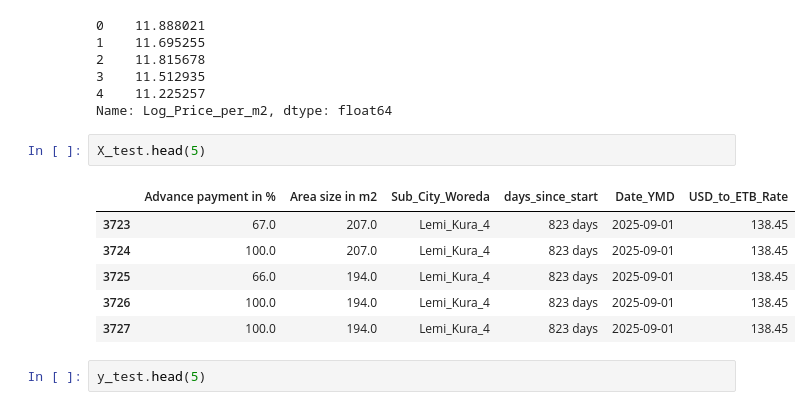
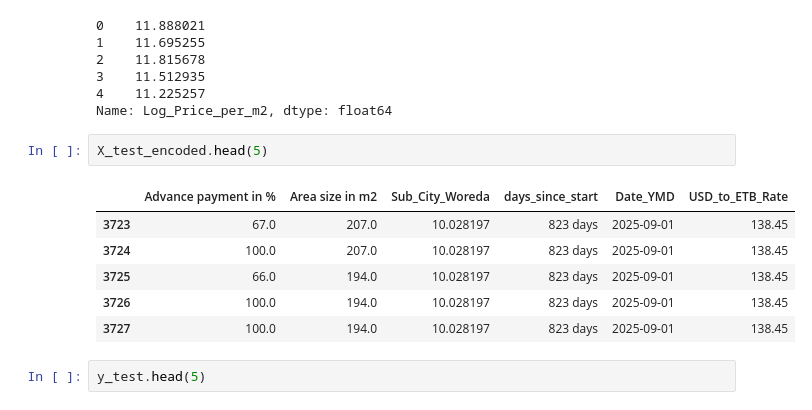
Before and after one commit to Solhemi/Land_auction_price_prediction_model_in_Addis, a Jupyter notebook: land_auction_price_prediction_model.ipynb, the cells around one changed output. Cells and saved outputs as stored; diff of their text form.

```diff
--- a/land_auction_price_prediction_model.ipynb
+++ b/land_auction_price_prediction_model.ipynb
@@ -710,14 +710,14 @@ y_train.head(5)
 4    11.225257
 Name: Log_Price_per_m2, dtype: float64
 # %%
-X_test.head(5)
+X_test_encoded.head(5)
 # %% [output]
 |  | Advance payment in % | Area size in m2 | Sub_City_Woreda | days_since_start | Date_YMD | USD_to_ETB_Rate |
-| 3723 | 67.0 | 207.0 | Lemi_Kura_4 | 823 days | 2025-09-01 | 138.45 |
-| 3724 | 100.0 | 207.0 | Lemi_Kura_4 | 823 days | 2025-09-01 | 138.45 |
-| 3725 | 66.0 | 194.0 | Lemi_Kura_4 | 823 days | 2025-09-01 | 138.45 |
-| 3726 | 100.0 | 194.0 | Lemi_Kura_4 | 823 days | 2025-09-01 | 138.45 |
-| 3727 | 100.0 | 194.0 | Lemi_Kura_4 | 823 days | 2025-09-01 | 138.45 |
+| 3723 | 67.0 | 207.0 | 10.028197 | 823 days | 2025-09-01 | 138.45 |
+| 3724 | 100.0 | 207.0 | 10.028197 | 823 days | 2025-09-01 | 138.45 |
+| 3725 | 66.0 | 194.0 | 10.028197 | 823 days | 2025-09-01 | 138.45 |
+| 3726 | 100.0 | 194.0 | 10.028197 | 823 days | 2025-09-01 | 138.45 |
+| 3727 | 100.0 | 194.0 | 10.028197 | 823 days | 2025-09-01 | 138.45 |
 # %%
 y_test.head(5)
 # %% [output]
```
Also changed, not shown: parts of 13 cells of this notebook.
